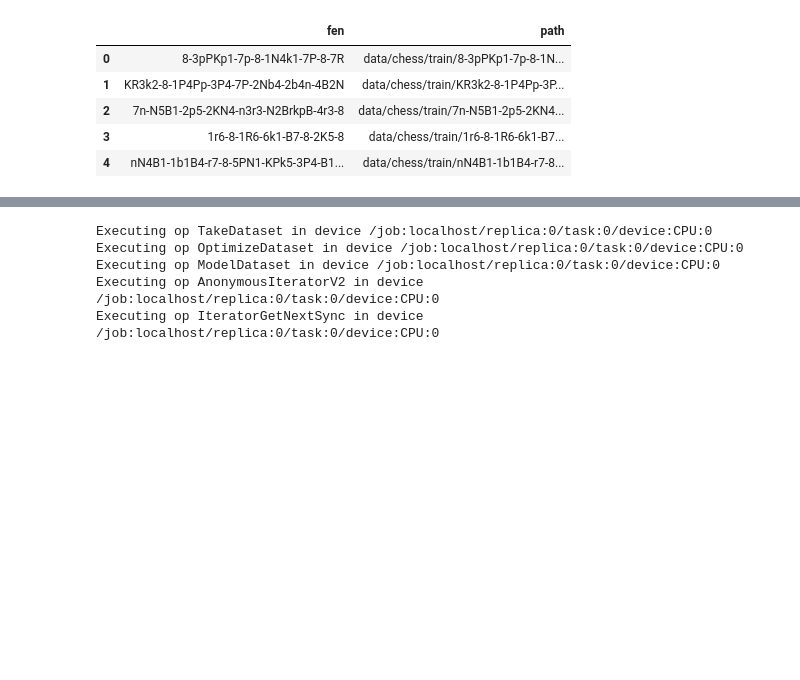
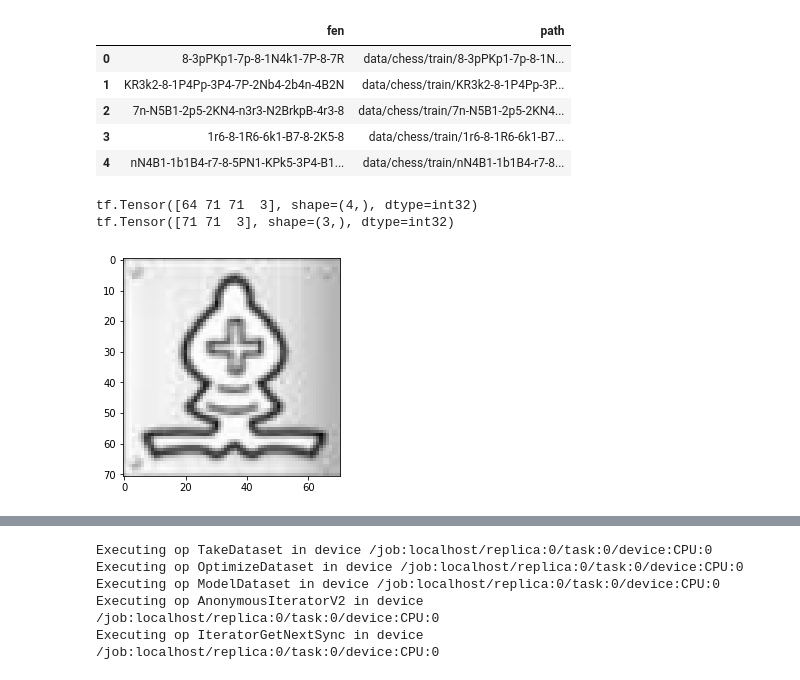
Before and after one commit to mjurkus/ai_bootcamp_7_cv, a Jupyter notebook: Lets_Learn_Chess.ipynb, the cells around one changed output, grey strips where cells are left out. Drawn from its saved outputs; the diff is of its cells as text; code cells hidden in the pictures; blank space fills up the shorter version.

```diff
--- a/Lets_Learn_Chess.ipynb
+++ b/Lets_Learn_Chess.ipynb
@@ -45,9 +46,9 @@ if DOWNLOAD_DATA:
 # %% [markdown]
 Define couple helper classes for easier data manipulation
 # %%
-def ceate_df(data_path):
+def ceate_df(data_path, size=TEST_DATA_SIZE):
     file_paths = [data_path/fn for fn in os.listdir(data_path)]
-    tuples = [(path.stem, str(path)) for path in file_paths[:TEST_DATA_SIZE]]
+    tuples = [(path.stem, str(path)) for path in file_paths[:size]]
     return pd.DataFrame(list(tuples), columns=["fen", "path"])
 # %%
 df = ceate_df(TRAIN_DATA_DIR)
@@ -64,7 +65,7 @@ df.head()
 train_data, val_data = train_test_split(df, test_size=0.2, random_state=42)
 # %%
 chess_pieses = 'prbnkqPRBNKQ'
-SQUARE_SIZE = 40
+SQUARE_SIZE = 71
 IMG_DIM = SQUARE_SIZE * 8
 IMG_DIMS = (IMG_DIM, IMG_DIM)
 # %%
@@ -100,28 +101,29 @@ def process_image(image):
 # %%
 image_file = train_data['path'].values[0]
 image_file = tf.io.read_file(image_file)
 
 image = tf.image.decode_jpeg(image_file, channels=3)
 image = tf.image.convert_image_dtype(image, dtype=tf.float32)
 
-# patches = process_image(image)
-# plt.imshow(patches)
-# plt.show()
+patches = process_image(image)
 
 # print image shape of image patches
-# print(tf.shape(patches))
+print(tf.shape(patches))
 
 # image_patches is 4 dimension array, you can use tf.squeeze to squeeze it, e.g.
 # image_patches = tf.squeeze(image_patches)
 
-# patch1 = patches[0,7,2,]
+# reshape
+patch1 = patches[15]
 
-# print(patch1)
-
-# reshape
 # patch1 = tf.reshape(patch1, [SQUARE_SIZE, SQUARE_SIZE, 3])
-# plt.imshow(patch1)
-# plt.show()
+print(tf.shape(patch1))
+plt.imshow(patch1)
+plt.show()
+# %% [output]
+tf.Tensor([64 71 71  3], shape=(4,), dtype=int32)
+tf.Tensor([71 71  3], shape=(3,), dtype=int32)
+[figure, added]
 # %%
 def image_parse(filepath, preprocess_fn, img_dims):
     image_file = tf.io.read_file(filepath)
```
Also changed, not shown: parts of 20 cells of this notebook.
